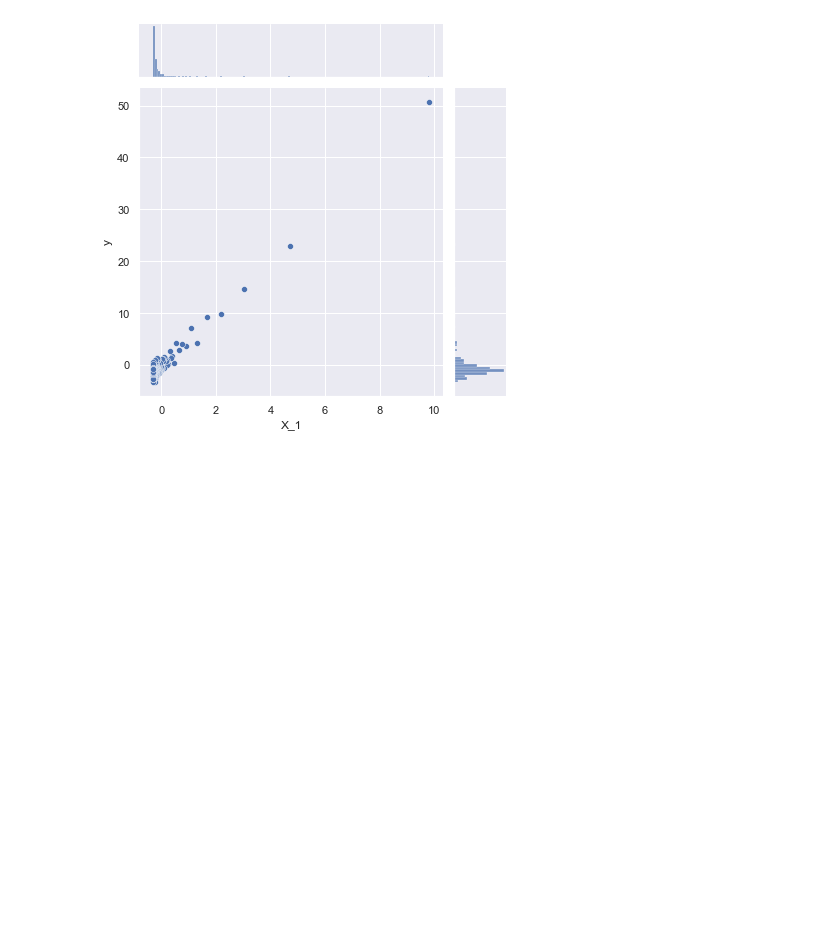
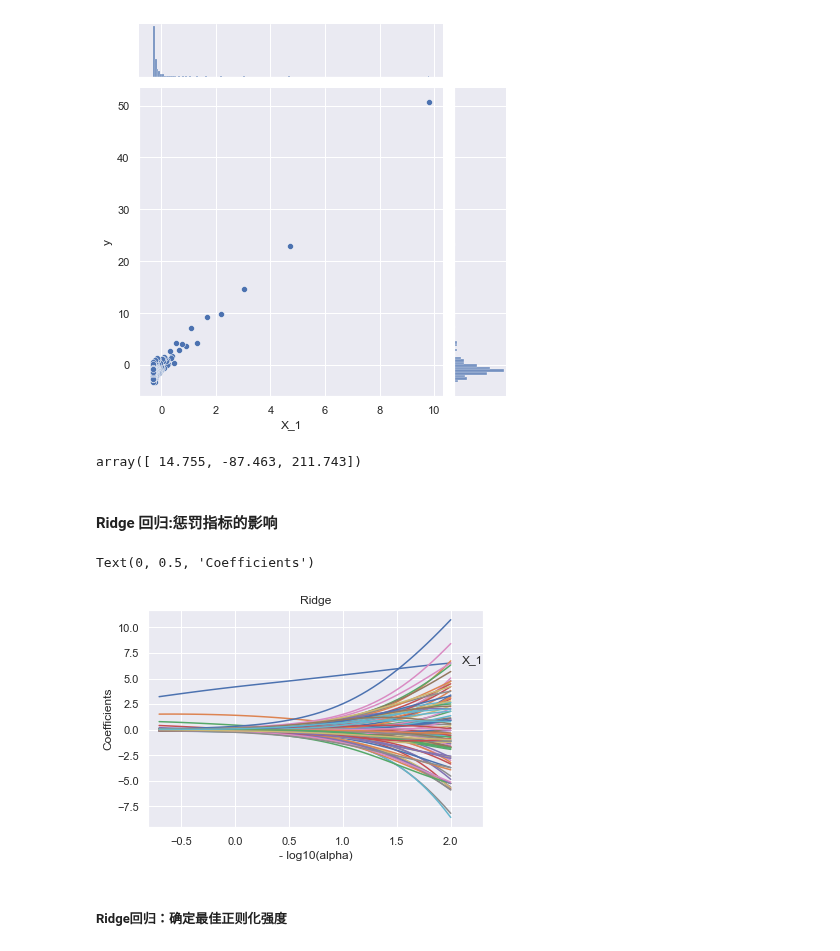
Before and after one commit to yuanzhen-lucas/mybioinfo, a Jupyter notebook: python/chapter7_python进行数据分析.ipynb, the cells around one changed output. Saved outputs shown, nothing was run; the diff lists cells and outputs as text; code cells hidden in the pictures; blank space fills up the shorter version.

```diff
--- a/python/chapter7_python进行数据分析.ipynb
+++ b/python/chapter7_python进行数据分析.ipynb
@@ -127,3 +127,60 @@ sns.jointplot(y = "y", x  = "X_1", data =  large_data)
 # %% [output]
 <seaborn.axisgrid.JointGrid at 0x...>
 [figure]
+# %%
+# 普通最小二乘法
+lm_statmodels = sm.OLS(endog = y, exog = X).fit()
+lm_statmodels.params.head(3)
+
+# scikit-learn其实也有普通最小二乘法的正态线性模型估计
+
+# 指定模型的结构
+lm_sklearn = linear_model.LinearRegression()
+# 指定数据来源并估计模型
+lm_sklearn.fit(X, y)
+# 所估计的参数（数组型）
+lm_sklearn.coef_[:3]
+# %% [output]
+array([ 14.755, -87.463, 211.743])
+# %% [markdown]
+#### Ridge 回归:惩罚指标的影响
+# %%
+# 正则化的核心就是确定正则化强度α
+# 生成50个α
+n_alphas = 50
+
+# 将结果以10为底，取对数后，得到的等差数列
+ridge_alphas = np.logspace(-2, 0.7, n_alphas)
+
+sp.log10(ridge_alphas)
+
+# 存放已估计的回归系数的列表
+ridge_coefs = []
+# 使用for循环多次估计Ridge回归
+for a in ridge_alphas:
+    ridge = linear_model.Ridge(alpha = a, fit_intercept = False)
+    ridge.fit(X, y)
+    ridge_coefs.append(ridge.coef_)
+
+# 将估计好的系数转换成numpy数组
+ridge_coefs = np.array(ridge_coefs)
+ridge_coefs.shape
+
+# 结果是50行100列
+# 对α取对数
+log_alphas = -sp.log10(ridge_alphas)
+# 绘制曲线，横轴是-log10(α)，纵轴是系数,这样的图形叫做解路径图(solution path)
+plt.plot(log_alphas, ridge_coefs)
+# 标出解释变量X_1的系数
+plt.text(max(log_alphas) + 0.1, np.array(ridge_coefs)[0, 0], "X_1")
+# X轴的范围
+plt.xlim(min(log_alphas) - 0.1, max(log_alphas) + 0.3)
+# 轴标签
+plt.title("Ridge")
+plt.xlabel("- log10(alpha)")
+plt.ylabel("Coefficients")
+# %% [output]
+Text(0, 0.5, 'Coefficients')
+[figure, added]
+# %% [markdown]
+##### Ridge回归：确定最佳正则化强度
```
Also changed, not shown: parts of 5 cells of this notebook.
